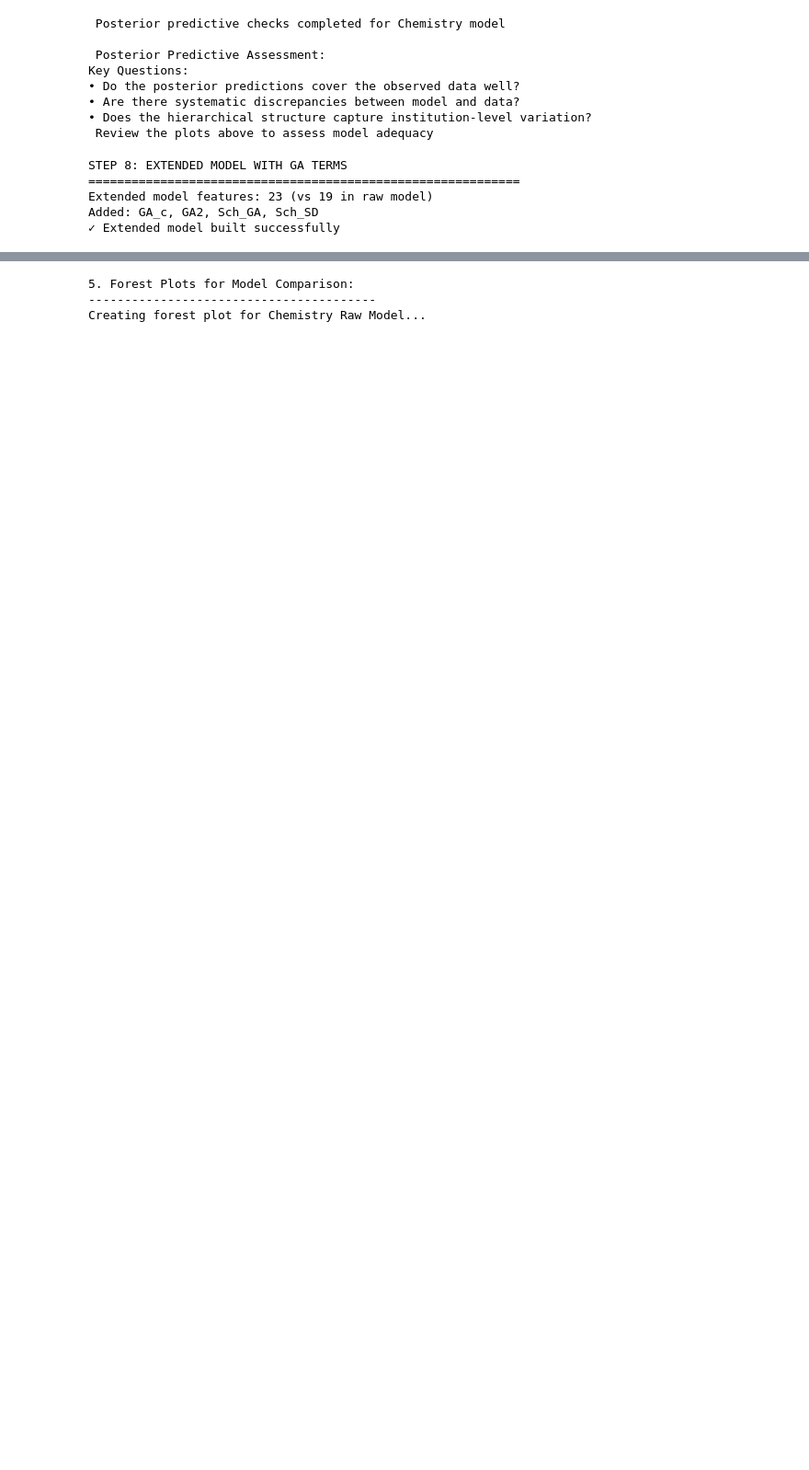
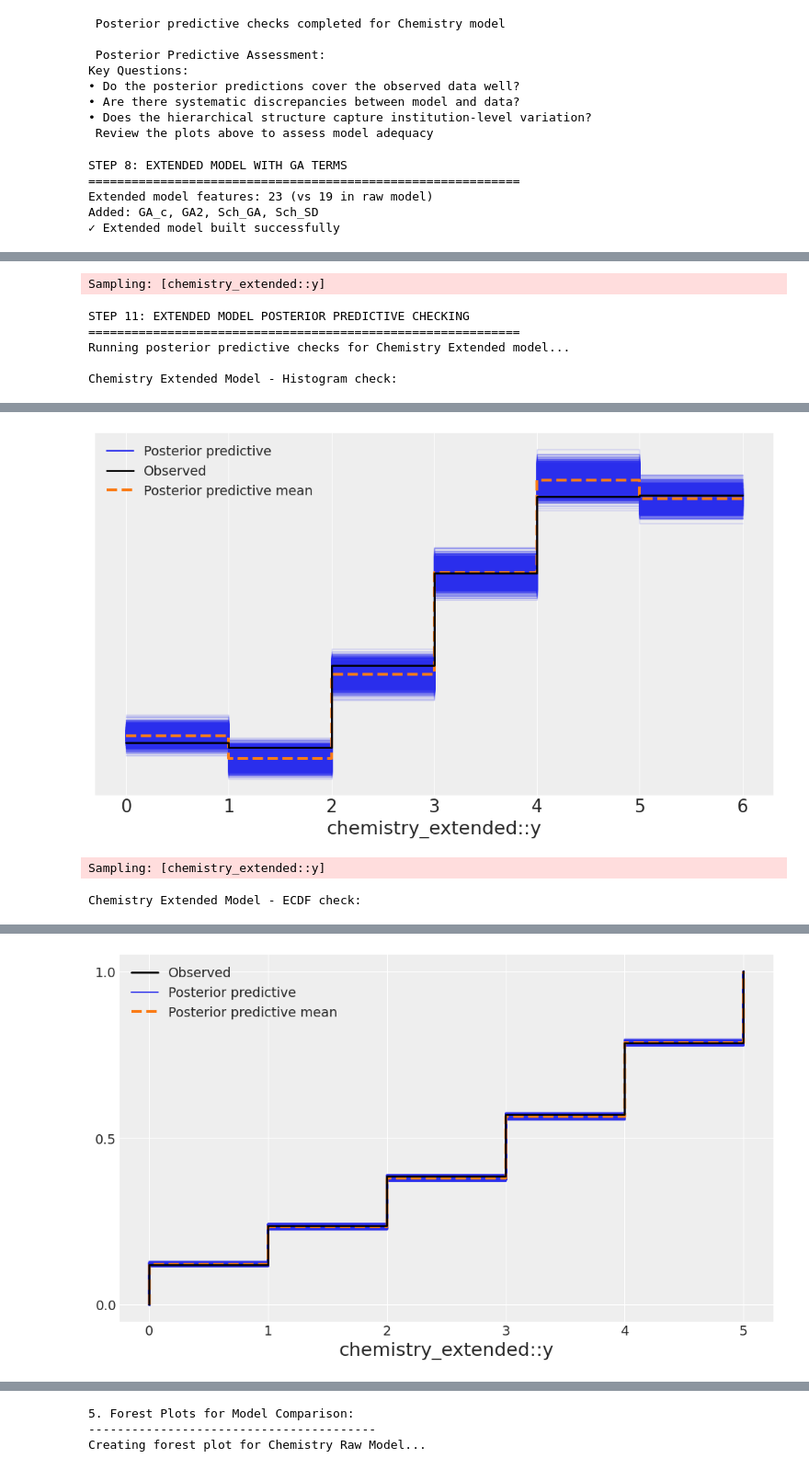
Before and after one commit to Adithyanpy/bayes_ordinal, a Jupyter notebook: examples/hierarchical_example.ipynb, the cells around one changed output, grey strips where cells are left out. Shown at 92% size. Cells and saved outputs as stored; diff of their text form; code cells hidden in the pictures; blank space fills up the shorter version.

```diff
--- a/examples/hierarchical_example.ipynb
+++ b/examples/hierarchical_example.ipynb
@@ -715,0 +815,42 @@ Posterior shape: Frozen({'chain': 4, 'draw': 1000, 'feature': 20, 'cut': 5, 'obs
+# %%
+print("STEP 11: EXTENDED MODEL POSTERIOR PREDICTIVE CHECKING")
+print("=" * 60)
+
+print("Running posterior predictive checks for Chemistry Extended model...")
+
+# Chemistry Extended model posterior predictive checks
+print("\nChemistry Extended Model - Histogram check:")
+ppc_chemistry_ext_hist = run_posterior_predictive(
+    model=m_c_ext,
+    idata=idata_c_ext,
+    var_name="chemistry_extended::y",
+    kind="hist",
+    figsize=(10, 6)
+)
+
+print("\nChemistry Extended Model - ECDF check:")
+ppc_chemistry_ext_ecdf = run_posterior_predictive(
+    model=m_c_ext,
+    idata=idata_c_ext,
+    var_name="chemistry_extended::y",
+    kind="ecdf",
+    figsize=(10, 6)
+)
+
+print(" Posterior predictive checks completed for Chemistry Extended model")
+
+# Assessment
+print("\n Posterior Predictive Assessment:")
+print("Key Questions:")
+print("• Do the posterior predictions cover the observed data well?")
+print("• Are there systematic discrepancies between model and data?")
+print("• Does the hierarchical structure capture institution-level variation?")
+print("• Does adding GCSE attainment improve the model fit?")
+print(" Review the plots above to assess model adequacy")
+# %% [output]
+Sampling: [chemistry_extended::y]
+STEP 11: EXTENDED MODEL POSTERIOR PREDICTIVE CHECKING
+============================================================
+Running posterior predictive checks for Chemistry Extended model...
+
+Chemistry Extended Model - Histogram check:
@@ -715,0 +858,3 @@ Posterior shape: Frozen({'chain': 4, 'draw': 1000, 'feature': 20, 'cut': 5, 'obs
+[figure, added]
+Sampling: [chemistry_extended::y]
+Chemistry Extended Model - ECDF check:
@@ -715,0 +862 @@ Posterior shape: Frozen({'chain': 4, 'draw': 1000, 'feature': 20, 'cut': 5, 'obs
+[figure, added]
```
Also changed, not shown: parts of 9 cells of this notebook.
